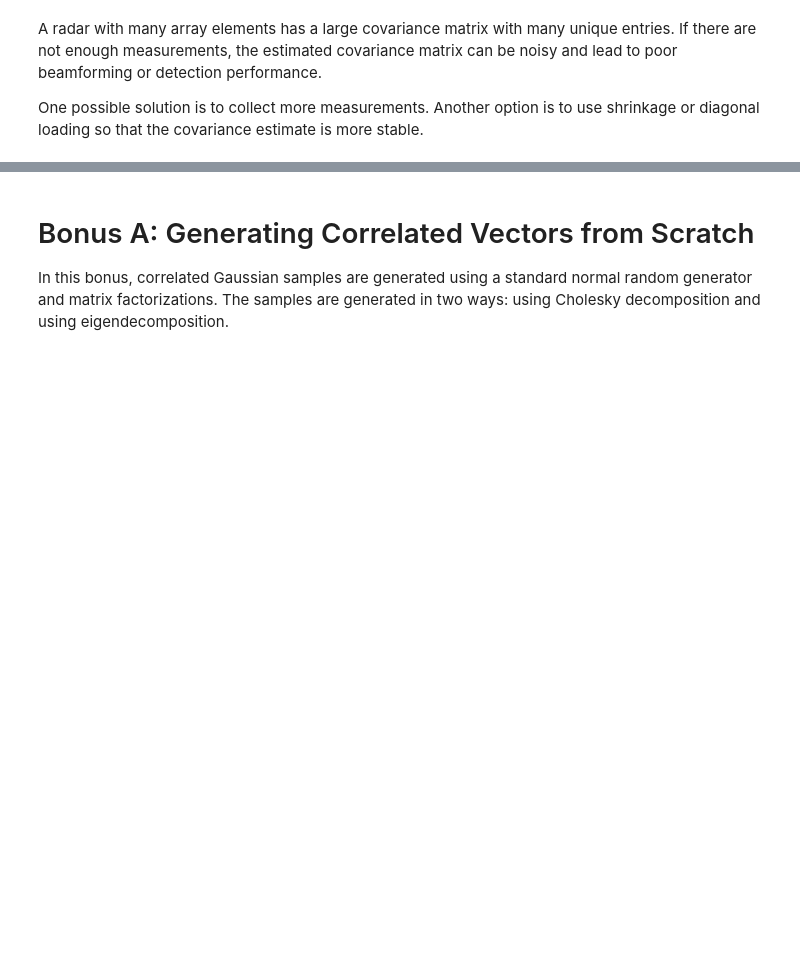
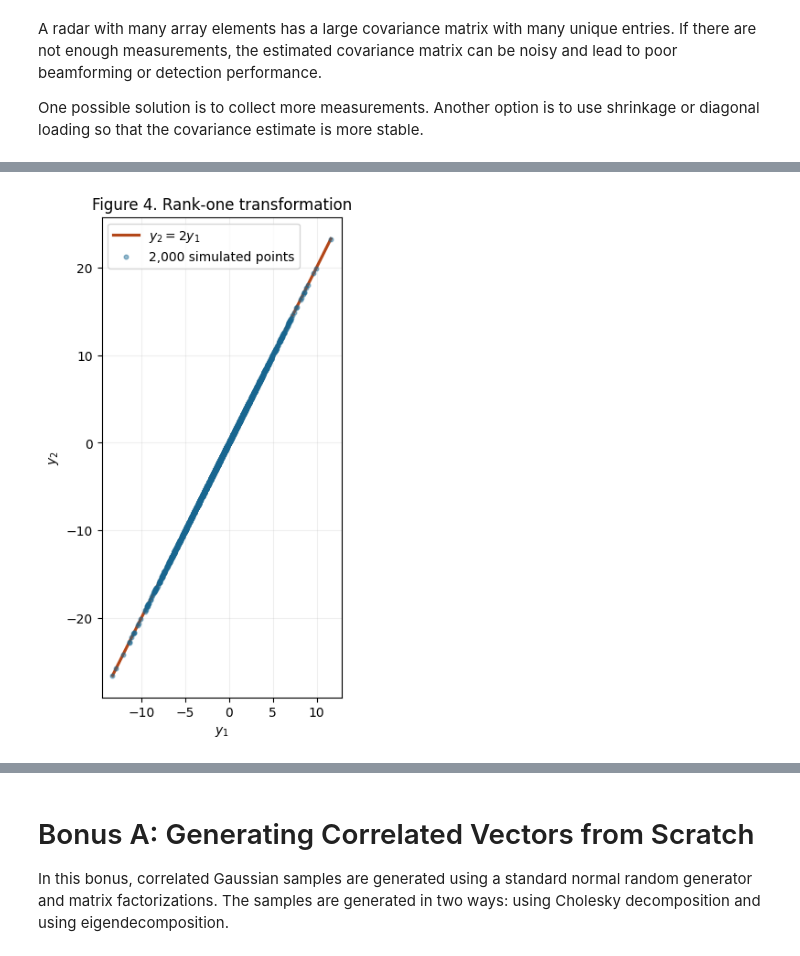
Before and after one commit to Trevaaaaar/ECE3715_MP3_GLi_TCheng_AOre, a Jupyter notebook: mp3.ipynb, the cells around one changed output, grey strips where cells are left out. Cells and saved outputs as stored; diff of their text form; code cells hidden in the pictures; blank space fills up the shorter version.

```diff
--- a/mp3.ipynb
+++ b/mp3.ipynb
@@ -1202,0 +1258,75 @@ One possible solution is to collect more measurements. Another option is to use
+# %%
+def gaussian_covariance_se(covariance, sample_count):
+    '''Return the standard error of each sample covariance entry.'''
+    variances = np.diag(covariance)
+    return np.sqrt(
+        (np.outer(variances, variances) + covariance**2) / (sample_count - 1)
+    )
+
+
+mu_step4 = np.array([1.0, -2.0])
+Sigma_step4 = np.array([[4.0, 2.0], [2.0, 4.0]])
+n_step4 = 10**6
+samples_step4 = rng_step4.multivariate_normal(mu_step4, Sigma_step4, n_step4)
+
+step4_cases = [
+    (
+        "Case 1: 3D plane",
+        np.array([[1, 2], [0, 1], [1, -1]]),
+        np.array([-3, -2, 3]),
+        np.array([[28, 10, -2], [10, 4, -2], [-2, -2, 4]]),
+    ),
+    (
+        "Case 2: 2D line",
+        np.array([[1, 1], [2, 2]]),
+        np.array([-1, -2]),
+        np.array([[12, 24], [24, 48]]),
+    ),
+]
+
+print(f"Samples per case: {n_step4:,}")
+for case_name, A_step4, hand_mean, hand_covariance in step4_cases:
+    # Each sample is a row, so x transforms with A.T on the right.
+    transformed_step4 = samples_step4 @ A_step4.T
+    computed_mean = A_step4 @ mu_step4
+    computed_covariance = A_step4 @ Sigma_step4 @ A_step4.T
+    sample_mean, sample_covariance = sample_mean_cov(transformed_step4)
+    mean_se = np.sqrt(np.diag(hand_covariance) / n_step4)
+    covariance_se = gaussian_covariance_se(hand_covariance, n_step4)
+    mean_difference = sample_mean - hand_mean
+    covariance_difference = sample_covariance - hand_covariance
+
+    print(f"\n{case_name}")
+    print(f"Hand mean: {hand_mean}")
+    print(f"Sample mean: {sample_mean}")
+    print(f"Mean difference: {mean_difference}")
+    print(f"Mean standard errors: {mean_se}")
+    print(f"Largest mean difference in standard errors: {np.max(abs(mean_difference) / mean_se):.3f}")
+    print(f"Hand covariance:\n{hand_covariance}")
+    print(f"Sample covariance:\n{sample_covariance}")
+    print(f"Covariance difference:\n{covariance_difference}")
+    print(f"Covariance standard errors:\n{covariance_se}")
+    print(f"Largest covariance difference in standard errors: "
+          f"{np.max(abs(covariance_difference) / covariance_se):.3f}")
+    print(f"Largest formula-vs-hand mismatch: "
+          f"{max(np.max(abs(computed_mean - hand_mean)), np.max(abs(computed_covariance - hand_covariance))):.1e}")
+    print(f"Covariance rank: {np.linalg.matrix_rank(computed_covariance)}")
+    print(f"Covariance determinant: {np.linalg.det(computed_covariance):.3e}")
+
+line_samples_step4 = transformed_step4[:2000]
+line_x_step4 = np.linspace(line_samples_step4[:, 0].min(), line_samples_step4[:, 0].max(), 150)
+print(f"\nLargest |y2 - 2y1| in the rank-one sample: "
+      f"{np.max(abs(transformed_step4[:, 1] - 2 * transformed_step4[:, 0])):.2e}")
+
+fig, axis = plt.subplots(figsize=(7, 6), layout="constrained")
+axis.plot(line_x_step4, 2 * line_x_step4, color="#b34719", linewidth=2.3, label=r"$y_2=2y_1$")
+axis.scatter(
+    *line_samples_step4.T, s=11, color="#186791", alpha=0.45,
+    label=f"{len(line_samples_step4):,} simulated points", zorder=3,
+)
+axis.set(title="Figure 4. Rank-one transformation", xlabel=r"$y_1$", ylabel=r"$y_2$")
+axis.set_aspect("equal", adjustable="box")
+axis.grid(alpha=0.2)
+axis.legend()
+plt.show()
+# %% [output]
@@ -1202,0 +1350 @@ One possible solution is to collect more measurements. Another option is to use
+[figure, added]
```
Also changed, not shown: parts of 43 cells of this notebook, 4 other files.
